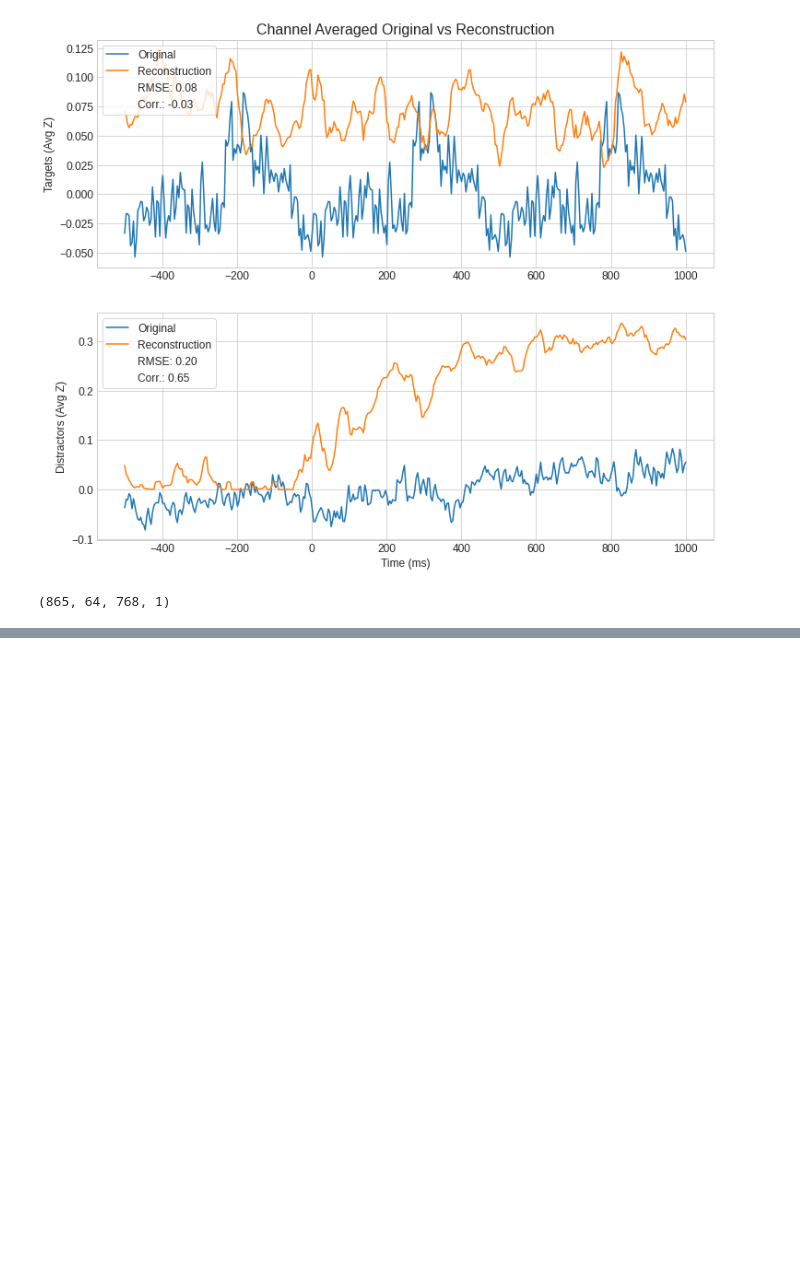
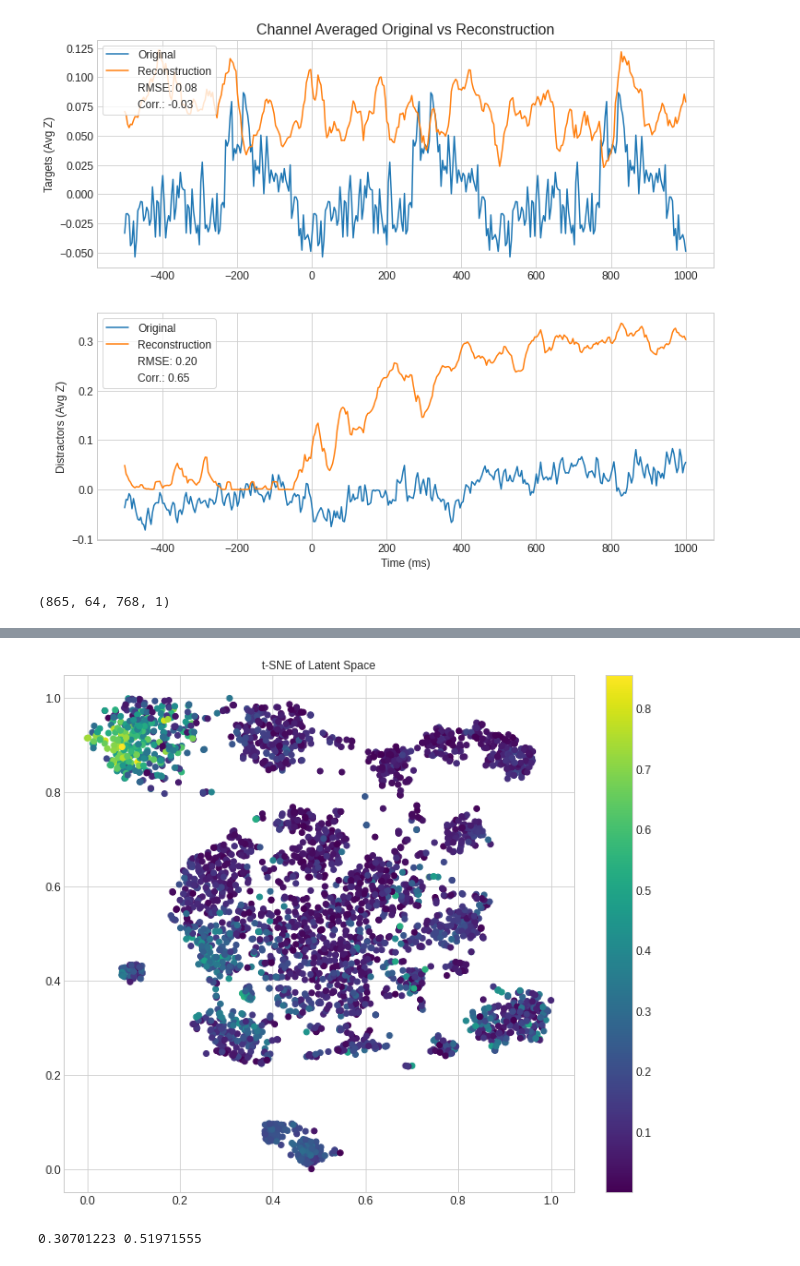
Before and after one commit to zainakh/bci-representation-learning, a Jupyter notebook: plot-eeg-reconstructions.ipynb, the cells around one changed output, grey strips where cells are left out. Cells and saved outputs as stored; diff of their text form; code cells hidden in the pictures; blank space fills up the shorter version.

```diff
--- a/plot-eeg-reconstructions.ipynb
+++ b/plot-eeg-reconstructions.ipynb
@@ -255,0 +283,27 @@ eeg_test.shape
+# %%
+eeg = np.concatenate((eeg_train, eeg_test), axis=0)
+# %%
+_, _, eeg_encode_all = vae.encoder.predict(eeg)
+ee_rec_all = vae.decoder.predict(eeg_encode_all)
+# %%
+X_tsne_all = tsne.fit_transform(eeg_encode_all)
+simplify = lambda a: np.mean(np.squeeze(a), axis=0)
+eeg_red = []
+ee_rec = []
+for i in range(len(eeg)):
+    eeg_red.append(simplify(eeg[i]))
+    ee_rec.append(simplify(ee_rec_all[i]))
+# %%
+g = lambda x, y: np.abs(pearsonr(x, y)[0])
+corr_all = [g(eeg_red[i], ee_rec[i]) for i in range(len(eeg))]
+plot_embedding(X_tsne_all, corr_all, 't-SNE of Latent Space', 'tsne')
+# %% [output]
+[figure, added]
+# %%
+i = 0
+X = X_tsne_all
+x_min, x_max = np.min(X, 0), np.max(X, 0)
+X = (X - x_min) / (x_max - x_min)
+print(X[2323+noisy[i],0], X[2323+noisy[i], 1])
+# %% [output]
+0.30701223 0.51971555
```
Also changed, not shown: parts of 14 cells of this notebook, 4 other files.
